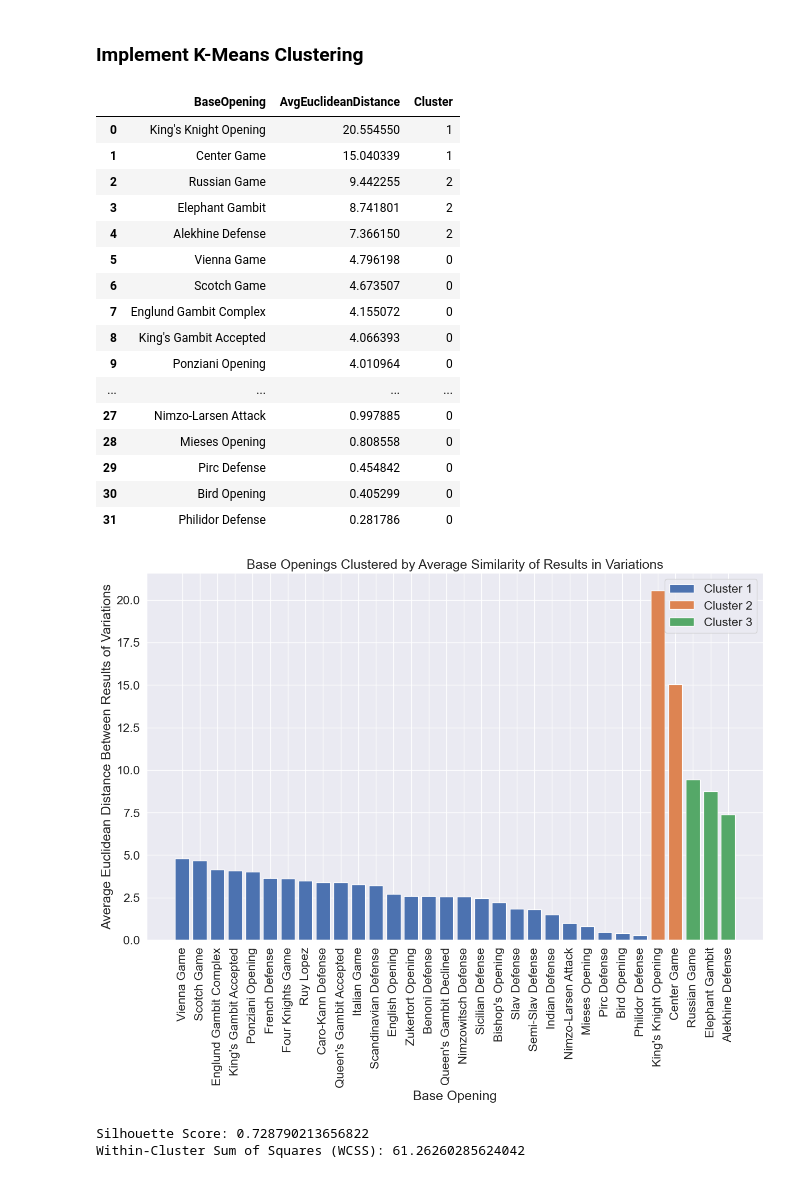
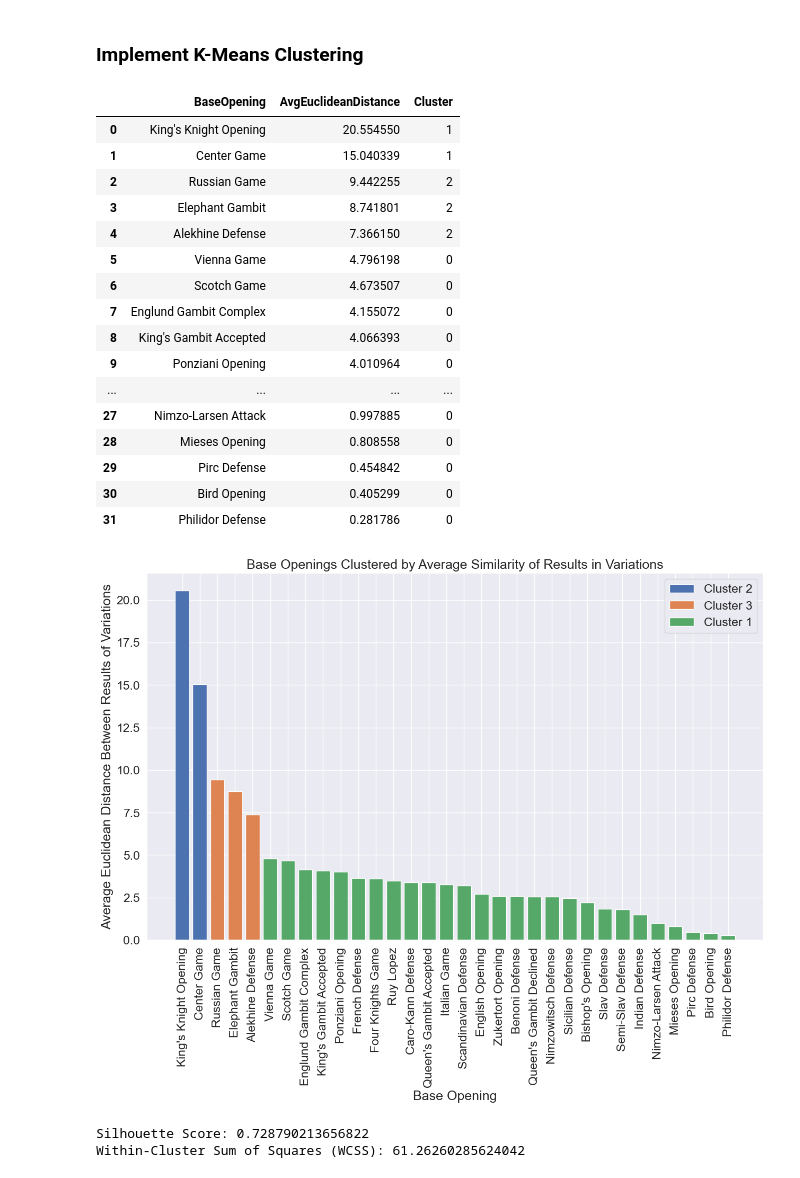
Before and after one commit to IsaacCheng9/machine-learning-in-chess, a Jupyter notebook: src/analyse_chess_data.ipynb, the cells around one changed output. Cells and saved outputs as stored; diff of their text form; code cells hidden in the pictures.

Commit message:
Fix order of bar chart by hardcoding

```diff
--- a/src/analyse_chess_data.ipynb
+++ b/src/analyse_chess_data.ipynb
@@ -2721,7 +2721,7 @@ avg_distances = result_percentages_pivot_opening_sorted.groupby("BaseOpening").a
 avg_distances_df = avg_distances.reset_index(name="AvgEuclideanDistance")
 # Sort the DataFrame by AvgEuclideanDistance.
 avg_distances_sorted = avg_distances_df.sort_values(
-    "AvgEuclideanDistance", ascending=True
+    "AvgEuclideanDistance", ascending=False
 )
 avg_distances_sorted.dropna(subset=["AvgEuclideanDistance"], inplace=True)
 avg_distances_sorted.reset_index(drop=True, inplace=True)
@@ -2821,7 +2821,7 @@ display(avg_distances_sorted_clusters)
 # Visualize the clusters using a bar plot
 sns.set(font_scale=1.5)
 plt.figure(figsize=(15, 9))
-for i in range(n_clusters):
+for i in (1, 2, 0):
     cluster_data = avg_distances_sorted_clusters[
         avg_distances_sorted_clusters["Cluster"] == i
     ]
@@ -2831,33 +2831,33 @@ for i in range(n_clusters):
         label=f"Cluster {i + 1}",
     )
 plt.title("Base Openings Clustered by Average Similarity of Results in Variations")
 plt.xlabel("Base Opening")
 plt.ylabel("Average Euclidean Distance Between Results of Variations")
 plt.xticks(rotation=90)
 plt.legend()
 plt.show()
 
 # Calculate the silhouette score and WCSS for the clusters.
 print(f"Silhouette Score: {silhouette_score(data, kmeans.labels_)}")
 print(f"Within-Cluster Sum of Squares (WCSS): {kmeans.inertia_}")
 # %% [output]
 |  | BaseOpening | AvgEuclideanDistance | Cluster |
 | 0 | King's Knight Opening | 20.554550 | 1 |
 | 1 | Center Game | 15.040339 | 1 |
 | 2 | Russian Game | 9.442255 | 2 |
 | 3 | Elephant Gambit | 8.741801 | 2 |
 | 4 | Alekhine Defense | 7.366150 | 2 |
 | 5 | Vienna Game | 4.796198 | 0 |
 | 6 | Scotch Game | 4.673507 | 0 |
 | 7 | Englund Gambit Complex | 4.155072 | 0 |
 | 8 | King's Gambit Accepted | 4.066393 | 0 |
 | 9 | Ponziani Opening | 4.010964 | 0 |
 | ... | ... | ... | ... |
 | 27 | Nimzo-Larsen Attack | 0.997885 | 0 |
 | 28 | Mieses Opening | 0.808558 | 0 |
 | 29 | Pirc Defense | 0.454842 | 0 |
 | 30 | Bird Opening | 0.405299 | 0 |
 | 31 | Philidor Defense | 0.281786 | 0 |
-[figure, old version]
+[figure, new version]
 Silhouette Score: 0.728790213656822
 Within-Cluster Sum of Squares (WCSS): 61.26260285624042
```
